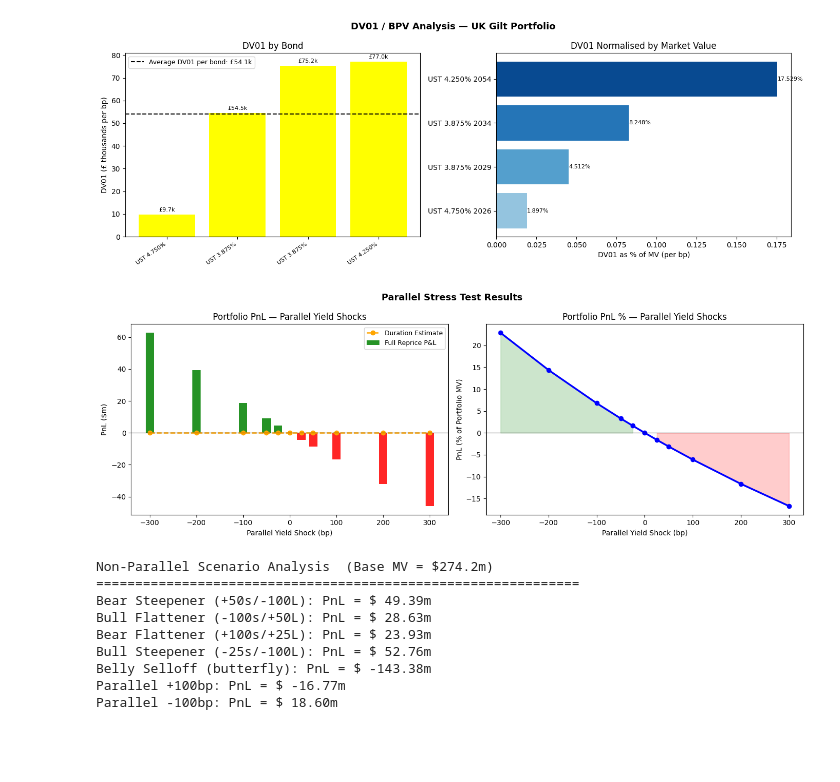
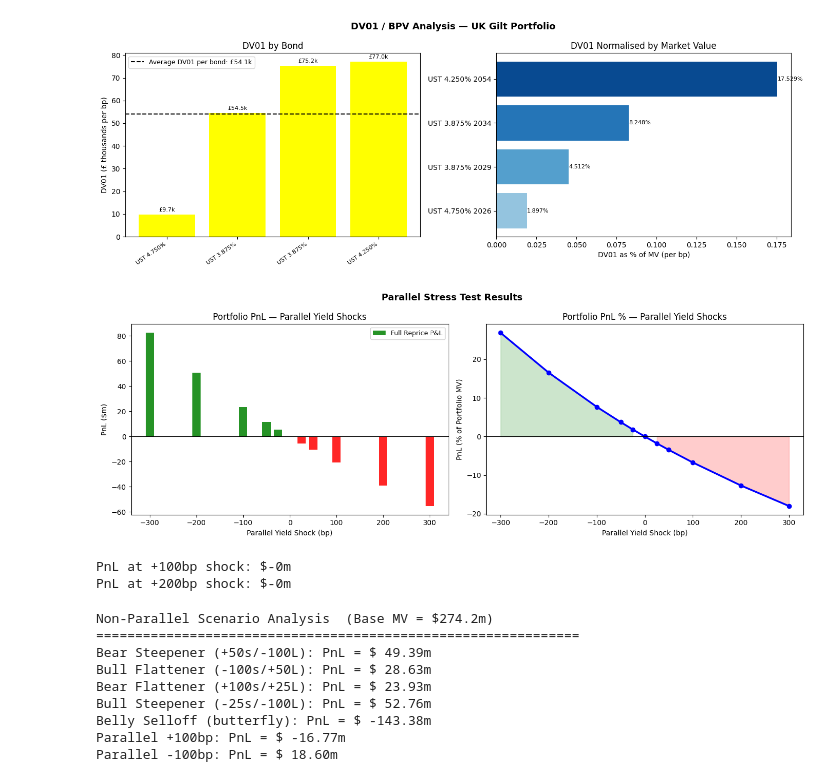
Before and after one commit to sbaijal/Yield-Curve-Modeling, a Jupyter notebook: notebooks/yield-curve-risk-management.ipynb, the cells around one changed output. Cells and saved outputs as stored; diff of their text form; code cells hidden in the pictures; blank space fills up the shorter version.

Commit message:
face value correction

```diff
--- a/notebooks/yield-curve-risk-management.ipynb
+++ b/notebooks/yield-curve-risk-management.ipynb
@@ -57,16 +57,14 @@ def _ytm(cash_flows, times, bond_price, total=1e-9, iterations=300):
 
 rows=[]
 for name, coupon_rate, maturity, face_value in PORTFOLIO:
-    bond_metrics = price_bond(coupon_rate, maturity, face_value)
-    market_value = bond_metrics['price'] * 1e6
-    dv01 = bond_metrics['modified_duration'] * market_value * 0.0001
+    bond_metrics = price_bond(coupon_rate, maturity, face_value*1e6)
+    dv01 = bond_metrics['modified_duration'] * bond_metrics['price'] * 0.0001
     rows.append({
         'Bond': name,
         'Coupon Rate (%)': coupon_rate,
         'Maturity (years)': maturity,
         'Face Value ($)': face_value,
         'Price ($)': bond_metrics['price'],
-        'Market Value ($)': market_value,
         'YTM (%)': bond_metrics['ytm'],
         'Duration (years)': bond_metrics['duration'],
         'Modified Duration (years)': bond_metrics['modified_duration'],
@@ -113,7 +111,9 @@ plt.suptitle('Modified Duration Analysis', fontsize=13, fontweight='bold')
 plt.tight_layout()
 plt.show()
 
-pf_mv = portfolio_df['Market Value ($)'].sum()
-pf_duration = (portfolio_df['Modified Duration (years)'] * portfolio_df['Market Value ($)']/1e6).sum() / pf_mv/1e6
+pf_mv = portfolio_df['Price ($)'].sum()
+pf_duration = (portfolio_df['Modified Duration (years)'] * portfolio_df['Price ($)']).sum() / pf_mv
+
+print(pf_duration)
 # %% [output]
 [figure]
@@ -182,7 +183,7 @@ ax.axhline(total_dv01/len(portfolio_df)/1000, color='black', ls='--', lw=1.5,
 ax.legend(fontsize=9)
 
 ax = axes[1]
-dv01_pct = portfolio_df['DV01 ($)'] / (portfolio_df['Market Value ($)']) * 100  # % per bp
+dv01_pct = portfolio_df['DV01 ($)'] / (portfolio_df['Price ($)']) * 100  # % per bp
 ax.barh(portfolio_df['Bond'], dv01_pct, color=plt.cm.Blues(np.linspace(0.4, 0.9, len(portfolio_df))))
 ax.set_xlabel('DV01 as % of MV (per bp)')
 ax.set_title('DV01 Normalised by Market Value')
@@ -204,8 +205,8 @@ def portfolio_mv(shock_bp, params=NS):
                           lam = params['lam'])
     total_mv = 0
     for _, rows in portfolio_df.iterrows():
-        bond_price = price_bond(rows['Coupon Rate (%)'], rows['Maturity (years)'], rows['Face Value ($)'], params=shocked_params)['price']
-        total_mv += bond_price/100 * rows['Market Value ($)']
+        bond_price = price_bond(rows['Coupon Rate (%)'], rows['Maturity (years)'], rows['Face Value ($)']*1e6, params=shocked_params)['price']
+        total_mv += bond_price
     return total_mv
 
 base_mv = portfolio_mv(0)
@@ -229,34 +230,39 @@ fig, axes = plt.subplots(1, 2, figsize=(14, 5))
 ax = axes[0]
 ax.bar(stress_df['Shock (bp)'], stress_df['PnL ($m)'],
        color=['red' if v < 0 else 'green' for v in stress_df['PnL ($m)']],
        width=18, alpha=0.85, label='Full Reprice P&L')
 ax.plot(stress_df['Shock (bp)'], stress_df['Estimated Duration ($m)'],
         'o--', color='orange', lw=1.8, label='Duration Estimate')
 ax.axhline(0, color='black', lw=0.8)
 ax.set_xlabel('Parallel Yield Shock (bp)')
 ax.set_ylabel('PnL ($m)')
 ax.set_title('Portfolio PnL — Parallel Yield Shocks')
 ax.legend(fontsize=9)
 
 ax = axes[1]
 ax.plot(stress_df['Shock (bp)'], stress_df['PnL (%)'], 'o-', color='blue', lw=2.5)
 ax.axhline(0, color='black', lw=0.8)
 ax.fill_between(stress_df['Shock (bp)'], stress_df['PnL (%)'], 0,
                 where=stress_df['PnL (%)'] < 0, alpha=0.2, color='red')
 ax.fill_between(stress_df['Shock (bp)'], stress_df['PnL (%)'], 0,
                 where=stress_df['PnL (%)'] > 0, alpha=0.2, color='green')
 ax.set_xlabel('Parallel Yield Shock (bp)')
 ax.set_ylabel('PnL (% of Portfolio MV)')
 ax.set_title('Portfolio PnL % — Parallel Yield Shocks')
 
 plt.suptitle('Parallel Stress Test Results', fontsize=13, fontweight='bold')
 plt.tight_layout()
 plt.show()
 
 pnl_100 = stress_df.loc[stress_df['Shock (bp)']==100, 'PnL ($m)'].values[0]
 pnl_200 = stress_df.loc[stress_df['Shock (bp)']==200, 'PnL ($m)'].values[0]
+
+print(f"PnL at +100bp shock: ${pnl_100/1e6:,.0f}m")
+print(f"PnL at +200bp shock: ${pnl_200/1e6:,.0f}m")
 # %% [output]
-[figure, old version]
+[figure, new version]
+PnL at +100bp shock: $-0m
+PnL at +200bp shock: $-0m
 # %%
 def nonparallel_shocks(short_shock, long_shock, mid_shock=0, short_cutoff=2, long_cutoff=10):
 
```
Also changed, not shown: parts of 3 cells of this notebook.
